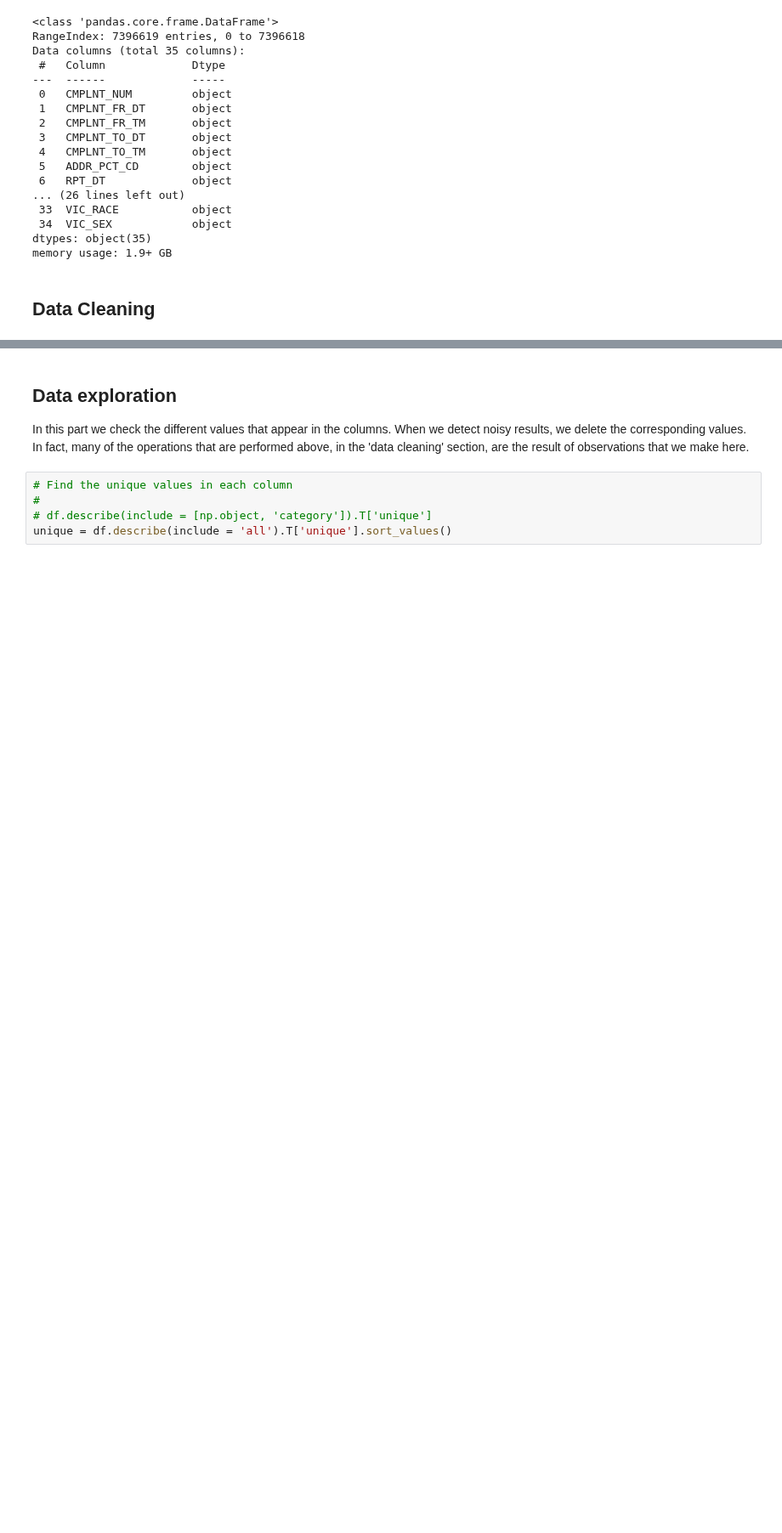
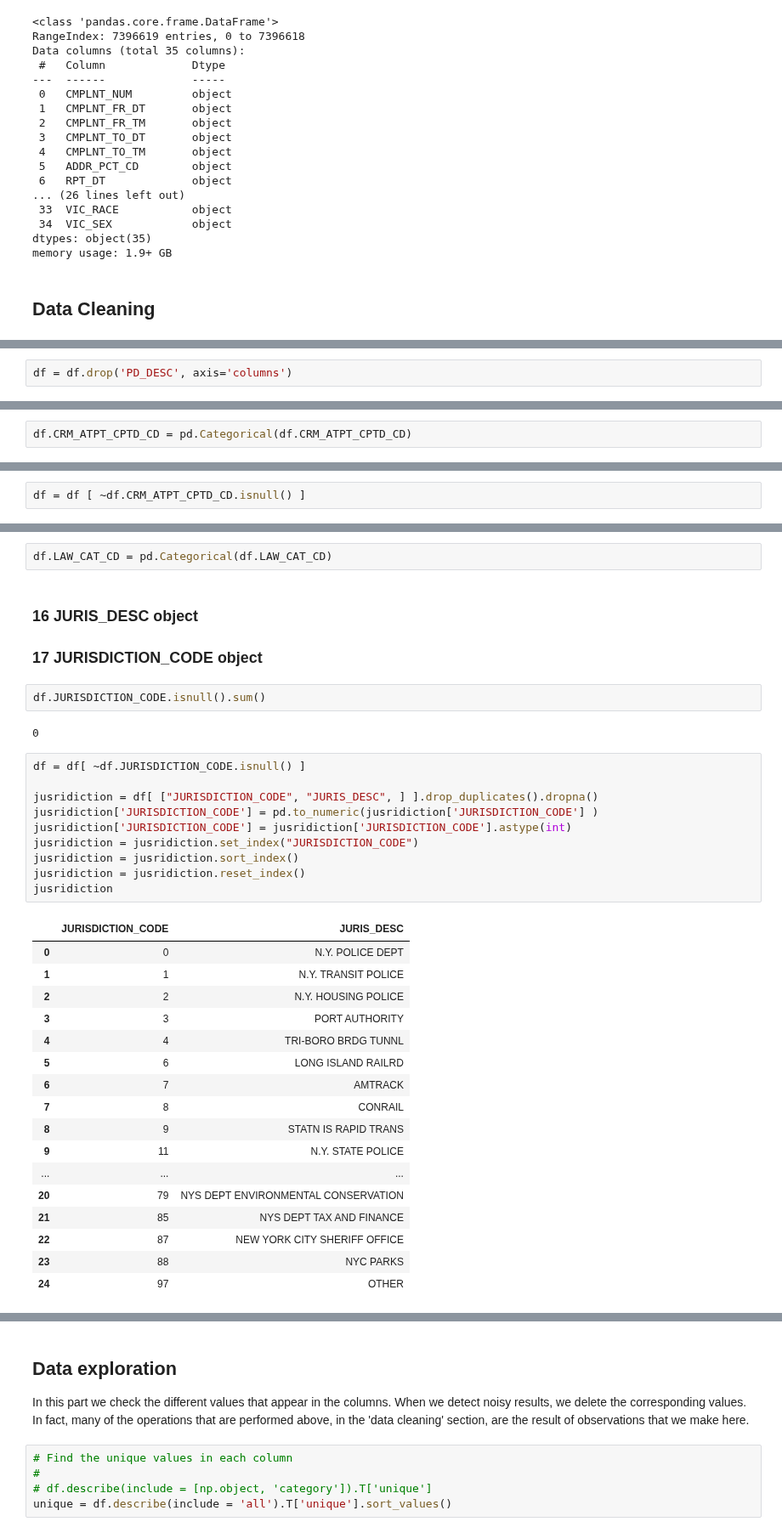
Before and after one commit to ipeirotis-org/datasets, a Jupyter notebook: notebooks/NYPD.ipynb, the cells around one changed output, grey strips where cells are left out. Shown at 85% size. Saved outputs shown, nothing was run; the diff lists cells and outputs as text; blank space fills up the shorter version.

```diff
--- a/notebooks/NYPD.ipynb
+++ b/notebooks/NYPD.ipynb
@@ -152,0 +246,2 @@ df.VIC_RACE.replace(to_replace = 'UNKNOWN', value=np.nan, inplace = True)
+# %%
+df = df.drop('PD_DESC', axis='columns')
@@ -152,0 +258,2 @@ df.VIC_RACE.replace(to_replace = 'UNKNOWN', value=np.nan, inplace = True)
+# %%
+df.CRM_ATPT_CPTD_CD = pd.Categorical(df.CRM_ATPT_CPTD_CD)
@@ -152,0 +264,2 @@ df.VIC_RACE.replace(to_replace = 'UNKNOWN', value=np.nan, inplace = True)
+# %%
+df = df [ ~df.CRM_ATPT_CPTD_CD.isnull() ]
@@ -152,0 +275,37 @@ df.VIC_RACE.replace(to_replace = 'UNKNOWN', value=np.nan, inplace = True)
+# %%
+df.LAW_CAT_CD = pd.Categorical(df.LAW_CAT_CD)
+# %% [markdown]
+### 16  JURIS_DESC         object
+### 17  JURISDICTION_CODE  object
+# %%
+df.JURISDICTION_CODE.isnull().sum()
+# %% [output]
+0
+# %%
+df = df[ ~df.JURISDICTION_CODE.isnull() ]
+
+jusridiction = df[ ["JURISDICTION_CODE", "JURIS_DESC", ] ].drop_duplicates().dropna()
+jusridiction['JURISDICTION_CODE'] = pd.to_numeric(jusridiction['JURISDICTION_CODE'] )
+jusridiction['JURISDICTION_CODE'] = jusridiction['JURISDICTION_CODE'].astype(int)
+jusridiction = jusridiction.set_index("JURISDICTION_CODE")
+jusridiction = jusridiction.sort_index()
+jusridiction = jusridiction.reset_index()
+jusridiction
+# %% [output]
+|  | JURISDICTION_CODE | JURIS_DESC |
+| 0 | 0 | N.Y. POLICE DEPT |
+| 1 | 1 | N.Y. TRANSIT POLICE |
+| 2 | 2 | N.Y. HOUSING POLICE |
+| 3 | 3 | PORT AUTHORITY |
+| 4 | 4 | TRI-BORO BRDG TUNNL |
+| 5 | 6 | LONG ISLAND RAILRD |
+| 6 | 7 | AMTRACK |
+| 7 | 8 | CONRAIL |
+| 8 | 9 | STATN IS RAPID TRANS |
+| 9 | 11 | N.Y. STATE POLICE |
+| ... | ... | ... |
+| 20 | 79 | NYS DEPT ENVIRONMENTAL CONSERVATION |
+| 21 | 85 | NYS DEPT TAX AND FINANCE |
+| 22 | 87 | NEW YORK CITY SHERIFF OFFICE |
+| 23 | 88 | NYC PARKS |
+| 24 | 97 | OTHER |
```
Also changed, not shown: parts of 123 cells of this notebook.
